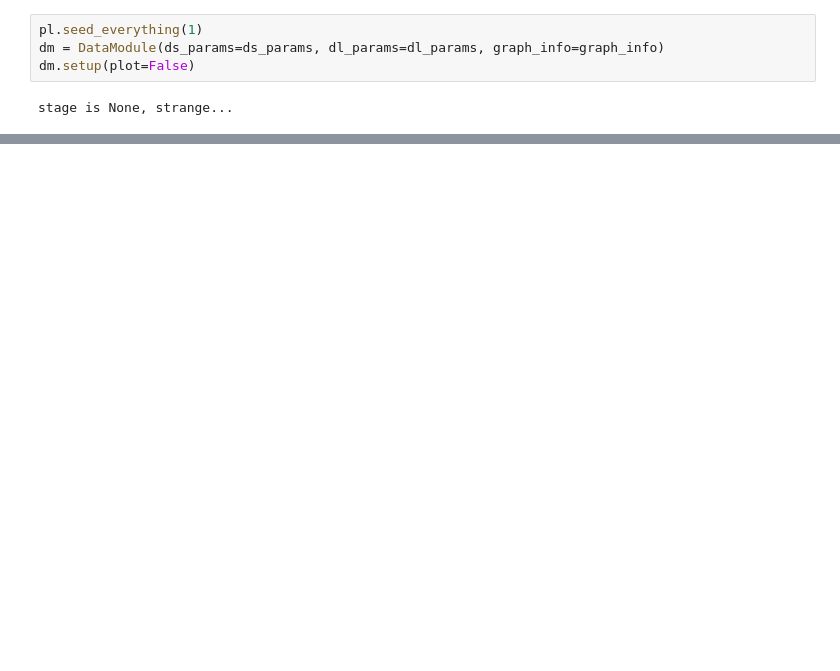
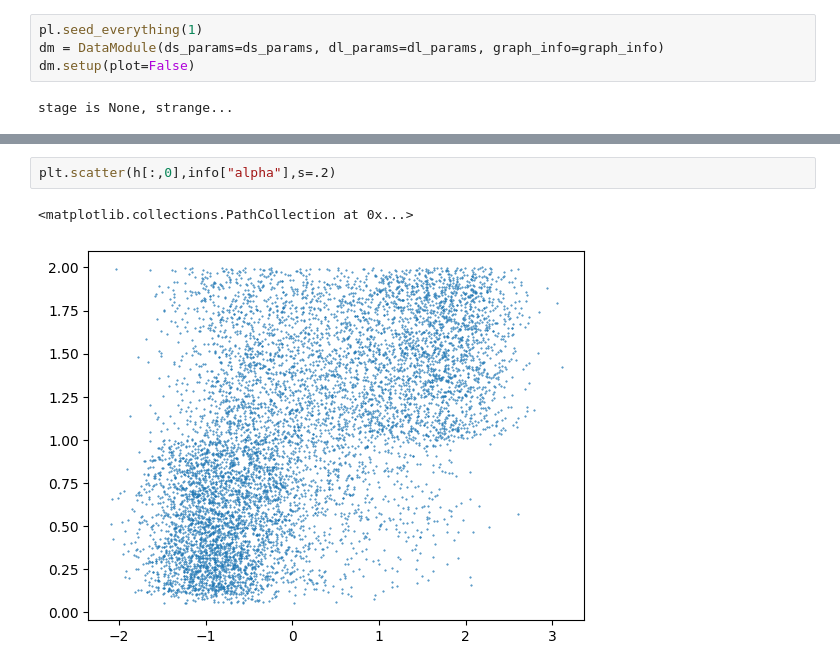
Before and after one commit to hippover/gratin, a Jupyter notebook: examples/MMD.ipynb, the cells around one changed output, grey strips where cells are left out. Drawn from its saved outputs; the diff is of its cells as text; blank space fills up the shorter version.

```diff
--- a/examples/MMD.ipynb
+++ b/examples/MMD.ipynb
@@ -103,0 +261,5 @@ h = get_predictions_of_dl(
+# %%
+plt.scatter(h[:,0],info["alpha"],s=.2)
+# %% [output]
+<matplotlib.collections.PathCollection at 0x...>
+[figure, added]
```
Also changed, not shown: parts of 15 cells of this notebook, 10 other files.
